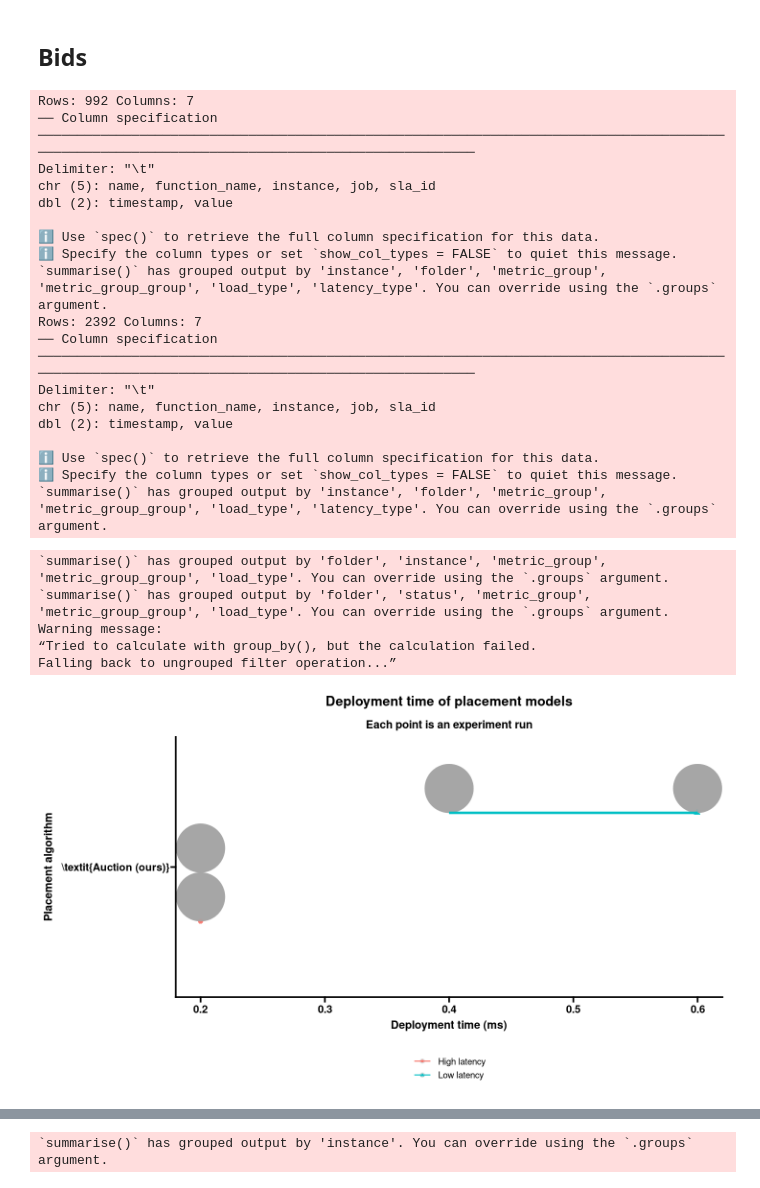
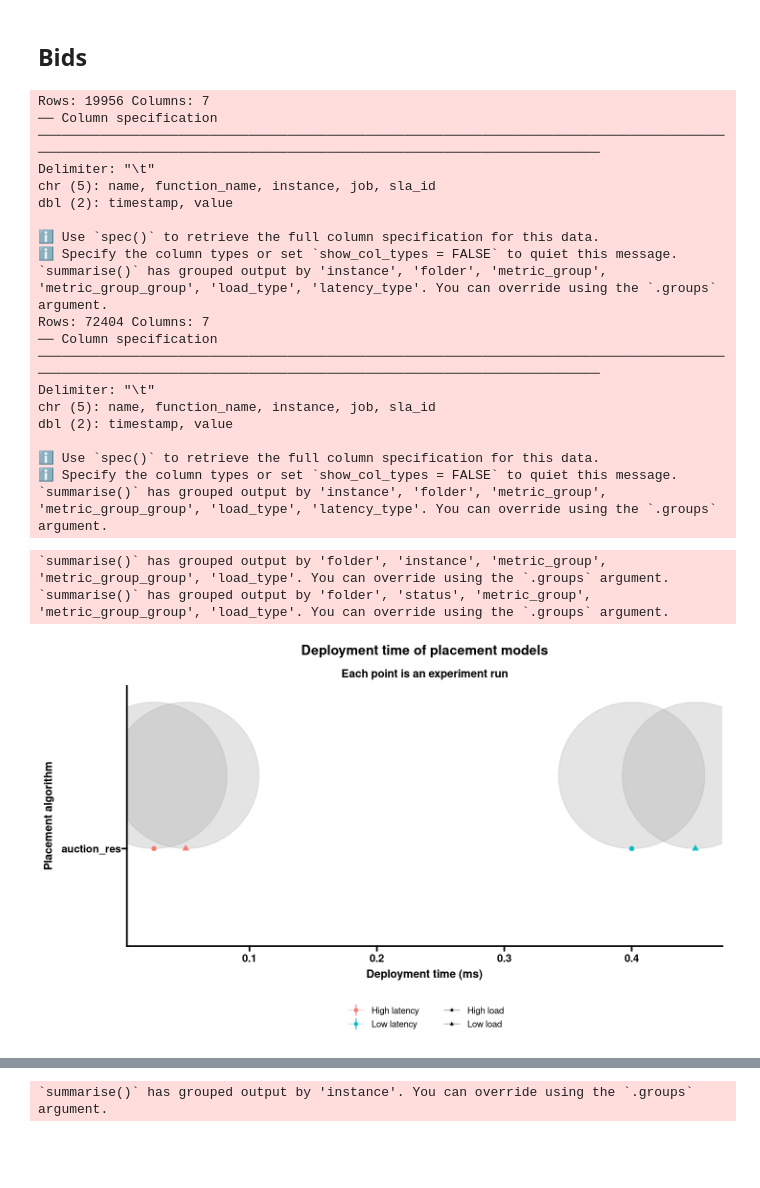
Before and after one commit to VolodiaPG/giraff, a Jupyter notebook: enos/live/experiment.ipynb, the cells around one changed output, grey strips where cells are left out. Cells and saved outputs as stored; diff of their text form; code cells hidden in the pictures; blank space fills up the shorter version.

```diff
--- a/enos/live/experiment.ipynb
+++ b/enos/live/experiment.ipynb
@@ -30,16 +30,18 @@ Définir une fonction d'utilité au niveau des enchères, par rapport au temps d
 # %%
 METRICS_PATH <- "metrics-arks"
 METRICS_ARKS <- c(
-    "metrics_valuation_rates_test11_1-auction_valuation_rates_no-telemetry_2023-05-10-14-27.tar.xz"
+#    "metrics_valuation_rates_bigger_1-auction_valuation_rates_no-telemetry_2023-05-12-10-45.tar.xz",
+   "metrics_valuation_rates_bigger_1-auction_valuation_resources_no-telemetry_2023-05-16-11-55.tar.xz"
 ) # looks at "./*"
 
 METRICS_GROUP <- c(
-    "auction"
+    # "auction_rate",
+    "auction_res"
 )
 
 METRICS_GROUP_GROUP <- c(
+# "v",
 "v"
-
 )
 length(METRICS_ARKS)
 length(METRICS_GROUP)
@@ -98,6 +118,7 @@ correct_names <- function(x){
                 metric_group == "edge_ward_furthest" ~ "Edge ward furthest",
                 metric_group == "edge_first" ~ "Edge first",
                 metric_group == "edge_furthest" ~ "Edge furthest",
+                TRUE ~ metric_group
           )) %>%
         mutate(metric_group = factor(metric_group, levels = c("edge_ward", "edge_ward_furthest", "edge_first", "edge_furthest", "auction"), ordered = TRUE)) %>%
         # mutate(metric_group_rich = factor(metric_group_rich, levels = unique(metric_group), ordered = TRUE)) %>%
@@ -405,8 +442,6 @@ functions <- load_csv("market_refused_functions.csv") %>%
     mutate(status = "provisioned") %>%
     group_by(instance, folder, metric_group, metric_group_group, load_type, latency_type, status) %>%
     summarise(n = n())
-
-# head(functions)
 
 functions <- load_csv("market_provisioned_functions.csv") %>%
     prepare() %>%
@@ -423,26 +458,24 @@ functions <- load_csv("market_provisioned_functions.csv") %>%
 
 # functions
 # %% [output]
-Rows: 992 Columns: 7
-── Column specification ────────────────────────────────────────────────────────────────────────────────────────────────────────────────────────────────────────────────
+Rows: 19956 Columns: 7
+── Column specification ────────────────────────────────────────────────────────────────────────────────────────────────────────────────────────────────────────────────────────────────
 Delimiter: "\t"
 chr (5): name, function_name, instance, job, sla_id
 dbl (2): timestamp, value
 
 ℹ Use `spec()` to retrieve the full column specification for this data.
 ℹ Specify the column types or set `show_col_types = FALSE` to quiet this message.
-`summarise()` has grouped output by 'instance', 'folder', 'metric_group', 'metric_group_group', 'load_type', 'latency_type'. You can override using the `.groups`
-argument.
-Rows: 2392 Columns: 7
-── Column specification ────────────────────────────────────────────────────────────────────────────────────────────────────────────────────────────────────────────────
+`summarise()` has grouped output by 'instance', 'folder', 'metric_group', 'metric_group_group', 'load_type', 'latency_type'. You can override using the `.groups` argument.
+Rows: 72404 Columns: 7
+── Column specification ────────────────────────────────────────────────────────────────────────────────────────────────────────────────────────────────────────────────────────────────
 Delimiter: "\t"
 chr (5): name, function_name, instance, job, sla_id
 dbl (2): timestamp, value
 
 ℹ Use `spec()` to retrieve the full column specification for this data.
 ℹ Specify the column types or set `show_col_types = FALSE` to quiet this message.
-`summarise()` has grouped output by 'instance', 'folder', 'metric_group', 'metric_group_group', 'load_type', 'latency_type'. You can override using the `.groups`
-argument.
+`summarise()` has grouped output by 'instance', 'folder', 'metric_group', 'metric_group_group', 'load_type', 'latency_type'. You can override using the `.groups` argument.
 # %%
 total <- functions %>%
     group_by(folder, instance, metric_group, metric_group_group, load_type, latency_type) %>%
@@ -457,64 +490,44 @@ functions_total <- functions %>%
         .
     }
 
-fig(20, 5)
-# functions_total %>%
-#     filter(status == "provisioned") %>%
-#     ggplot(aes(
-#         x = factor(str_replace(interaction(load_type, latency_type), "\\.", ", ")),
-#         y = ratio,
-#         # fill = factor(str_replace(interaction(load_type, latency_type), "\\.", ", ")),
-#         color = metric_group,
-#     )) +
-#     # geom_col(position = (preserve = "single")) +
-#     # geom_col() +
-#     geom_boxplot(position = position_dodge2()) +
-#     scale_y_continuous(label = scales::percent) +
-#     # geom_boxplot() +
-#     facet_grid(cols = vars(metric_group_group)) +
-#     labs(x = "Deployments", y = "functions", title = "Deployed functions", fill = "State of the functions") +
-#     scale_color_viridis(discrete = TRUE, option = "D") +
-#     scale_fill_viridis(discrete = TRUE) +
-#     theme(
-#         axis.text.x = element_text(angle = 45)
-#     )
 fig(12, 7)
 
+# functions_total %>% select(metric_group) %>%
 functions_total %>%
+    # ungroup() %>%
     filter(status == "provisioned") %>%
     correct_names() %>%
     ggplot(
         aes(
             y = `Placement method`,
             x = ratio,
             # color = factor(str_replace(interaction(load_type, latency_type), "\\.", ", ")),
             # shape = factor(str_replace(interaction(load_type, latency_type), "\\.", ", "))
             color = latency_type,
-            shape = latency_type,
+            shape = load_type,
         )
     ) +
-    stat_dotsinterval(position = "dodge", point_interval = mode_hdci, point_alpha = 0.1) +
+    # geom_point()  +
+    stat_dotsinterval() +
+    # stat_dotsinterval(position = "dodge", point_interval = mode_hdci, point_alpha = 1) +
     gghighlight(metric_group == "auction", unhighlighted_params = list(point_alpha = 0.9, colour = NULL, fill = NULL, alpha = 0.3), label_params = list(linewidth = 10), calculate_per_facet = TRUE) +
     # facet_grid(cols = vars(average_type), scales = "free") +
     labs(
         x = "Deployment time (ms)",
         y = "Placement algorithm",
         title = "Deployment time of placement models",
         subtitle = "Each point is an experiment run",
         color = "Function type",
         shape = "Function type",
     ) +
     theme(
         legend.position = "bottom",
         legend.direction = "vertical",
     )
 # %% [output]
 `summarise()` has grouped output by 'folder', 'instance', 'metric_group', 'metric_group_group', 'load_type'. You can override using the `.groups` argument.
 `summarise()` has grouped output by 'folder', 'status', 'metric_group', 'metric_group_group', 'load_type'. You can override using the `.groups` argument.
-Warning message:
-“Tried to calculate with group_by(), but the calculation failed.
-Falling back to ungrouped filter operation...”
-[figure, old version]
+[figure, new version]
 # %%
 bids_raw <- load_csv("fog_node_bids.csv") %>% prepare()
 # %% [output]
```
Also changed, not shown: parts of 18 cells of this notebook, 34 other files.
